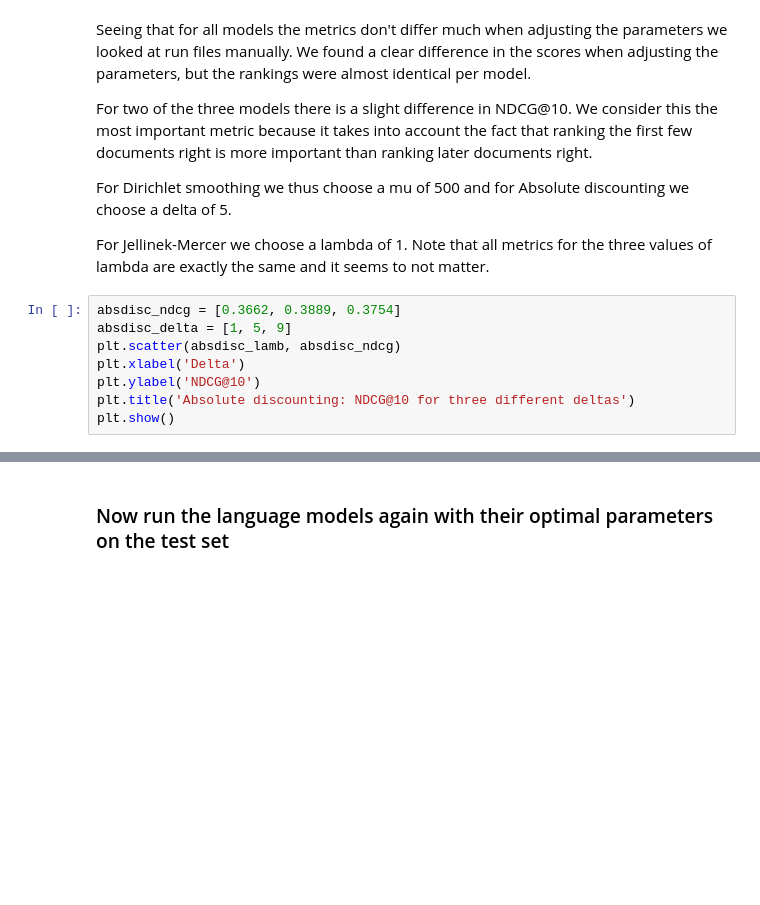
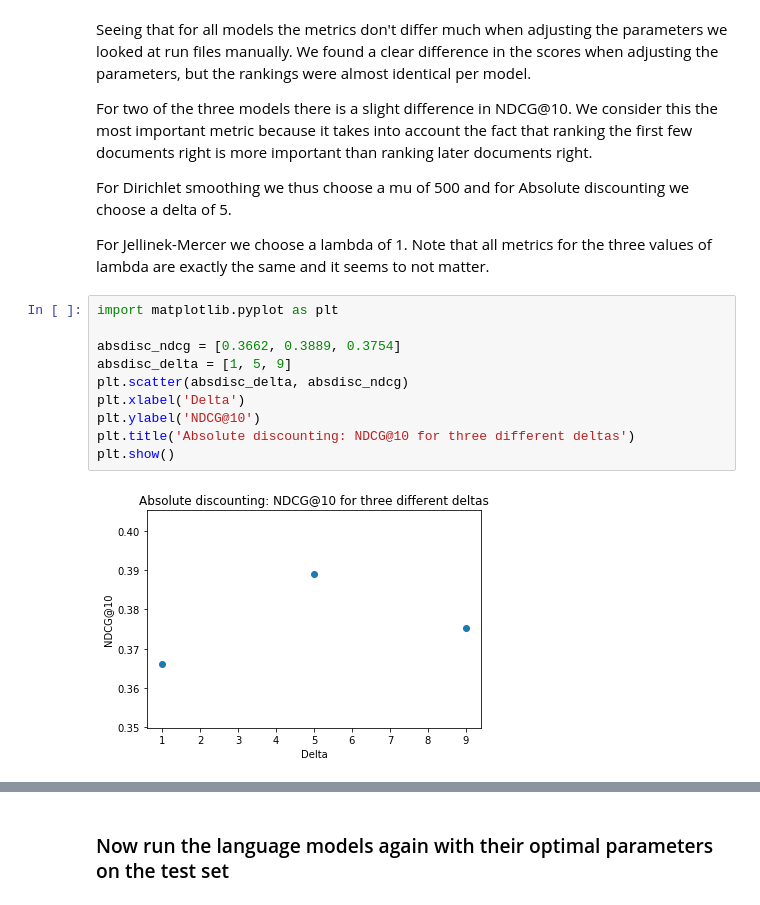
Before and after one commit to JappaB/Information-Retrieval, a Jupyter notebook: assignment.ipynb, the cells around one changed output, grey strips where cells are left out. Cells and saved outputs as stored; diff of their text form; blank space fills up the shorter version.

```diff
--- a/assignment.ipynb
+++ b/assignment.ipynb
@@ -1220,13 +1205,17 @@ For Dirichlet smoothing we thus choose a mu of 500 and for Absolute discounting
 
 For Jellinek-Mercer we choose a lambda of 1. Note that all metrics for the three values of lambda are exactly the same and it seems to not matter.
 # %%
+import matplotlib.pyplot as plt
+
 absdisc_ndcg = [0.3662, 0.3889, 0.3754]
 absdisc_delta = [1, 5, 9]
-plt.scatter(absdisc_lamb, absdisc_ndcg)
+plt.scatter(absdisc_delta, absdisc_ndcg)
 plt.xlabel('Delta')
 plt.ylabel('NDCG@10')
 plt.title('Absolute discounting: NDCG@10 for three different deltas')
 plt.show()
+# %% [output]
+[figure, added]
 # %%
 jelimerc_ndcg = [0.0504,0.0504,0.0504]
 jelimerc_lambda = [1,5,9]
```
Also changed, not shown: parts of 21 cells of this notebook.
